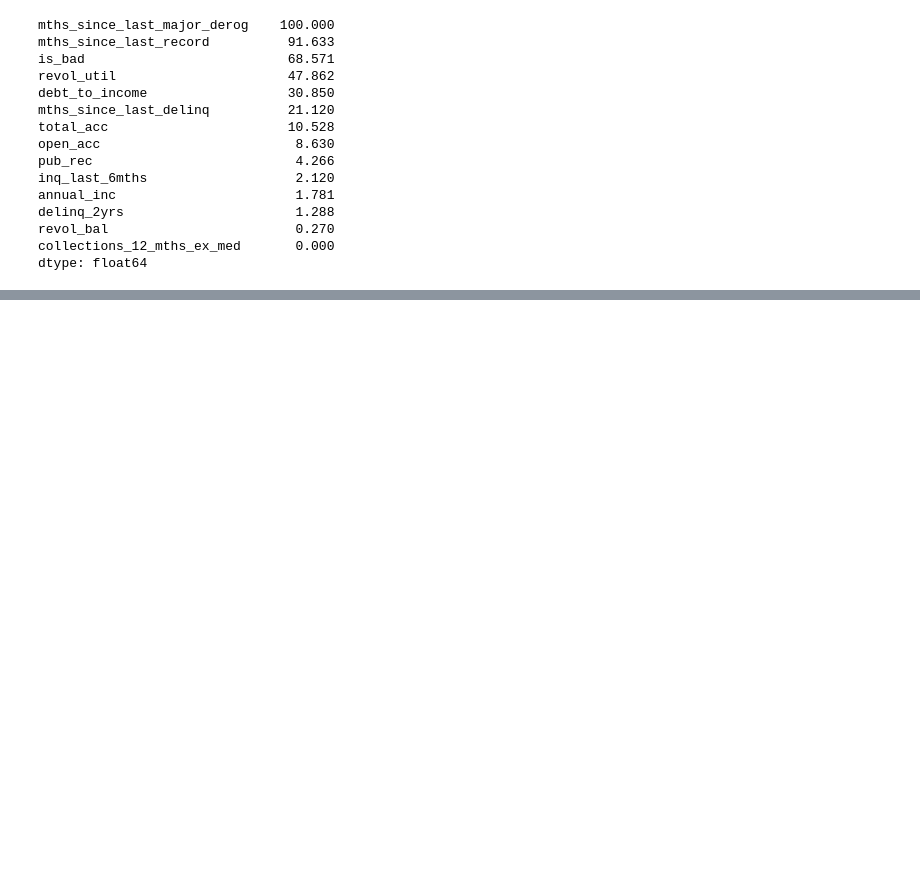
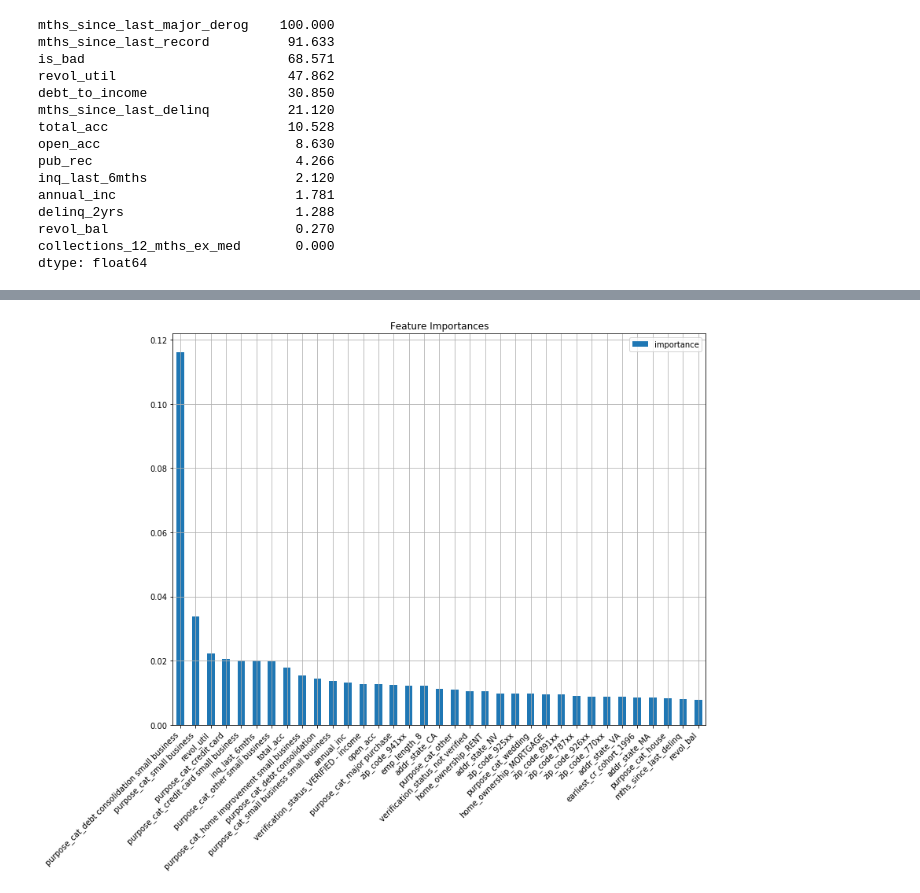
Before and after one commit to bethanymbaker/arch, a Jupyter notebook: notebooks/MavenWave.ipynb, the cells around one changed output, grey strips where cells are left out. Saved outputs shown, nothing was run; the diff lists cells and outputs as text; code cells hidden in the pictures; blank space fills up the shorter version.

```diff
--- a/notebooks/MavenWave.ipynb
+++ b/notebooks/MavenWave.ipynb
@@ -135,0 +202,8 @@ from sklearn.feature_selection import SelectFromModel
+# %%
+X = df_2.copy().drop(columns=['is_bad'])
+Y = df_2[['is_bad']].copy()
+# %%
+# Split into test and train and make sure evenly sampled data
+X_train, X_test, y_train, y_test = train_test_split(X, y)
+print(f'y_train value counts = {y_train.is_bad.value_counts(normalize=True).loc[True]:0.2f}')
+print(f'y_test value counts = {y_test.is_bad.value_counts(normalize=True).loc[True]:0.2f}')
@@ -135,0 +292,10 @@ from sklearn.feature_selection import SelectFromModel
+# %%
+# Plot feature importances
+tmp = pd.DataFrame(index=X_test.columns,
+                   data={'importance': model.feature_importances_}).sort_values('importance', ascending=False)
+# tmp[tmp.importance > 0].plot(kind='bar', grid=True, figsize=(12,10))
+tmp.head(35).plot(kind='bar', grid=True, figsize=(12,10))
+plt.xticks(rotation=45, ha='right');
+plt.title('Feature Importances'); plt.gcf().tight_layout();
+# %% [output]
+[figure, added]
```
Also changed, not shown: parts of 24 cells of this notebook, 3 other files.
